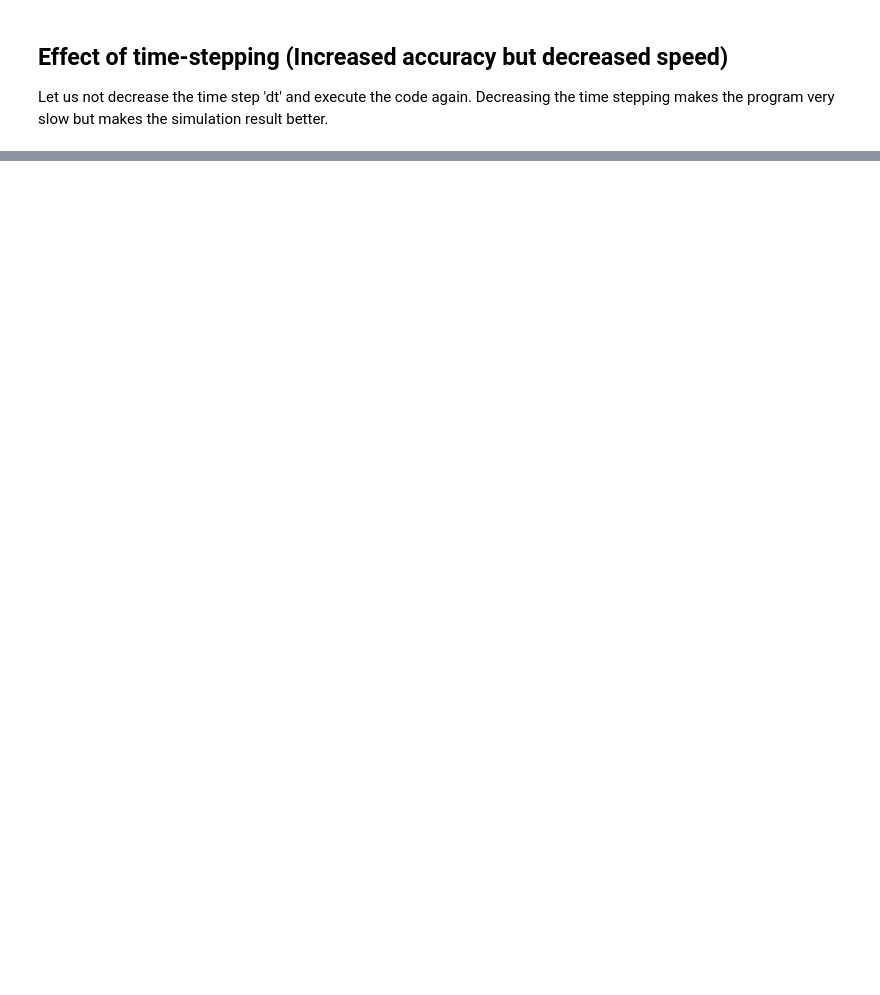
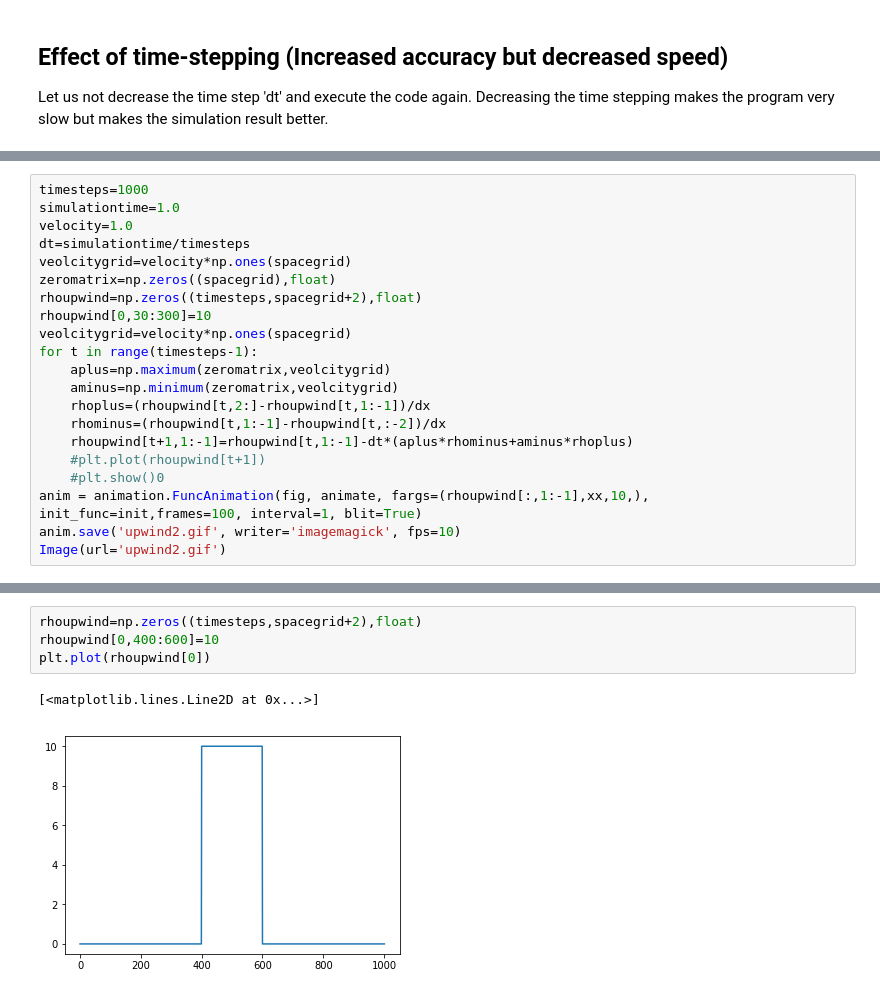
Before and after one commit to gabersyd/PyDBD, a Jupyter notebook: Advection Algorithms.ipynb, the cells around one changed output, grey strips where cells are left out. Cells and saved outputs as stored; diff of their text form; blank space fills up the shorter version.

```diff
--- a/Advection Algorithms.ipynb
+++ b/Advection Algorithms.ipynb
@@ -120,0 +144,21 @@ result discussion
+# %%
+timesteps=1000
+simulationtime=1.0
+velocity=1.0
+dt=simulationtime/timesteps
+veolcitygrid=velocity*np.ones(spacegrid)
+zeromatrix=np.zeros((spacegrid),float)
+rhoupwind=np.zeros((timesteps,spacegrid+2),float)
+rhoupwind[0,30:300]=10
+veolcitygrid=velocity*np.ones(spacegrid)
+for t in range(timesteps-1):
+    aplus=np.maximum(zeromatrix,veolcitygrid)
+    aminus=np.minimum(zeromatrix,veolcitygrid)
+    rhoplus=(rhoupwind[t,2:]-rhoupwind[t,1:-1])/dx
+    rhominus=(rhoupwind[t,1:-1]-rhoupwind[t,:-2])/dx
+    rhoupwind[t+1,1:-1]=rhoupwind[t,1:-1]-dt*(aplus*rhominus+aminus*rhoplus)
+    #plt.plot(rhoupwind[t+1])
+    #plt.show()0
+anim = animation.FuncAnimation(fig, animate, fargs=(rhoupwind[:,1:-1],xx,10,), init_func=init,frames=100, interval=1, blit=True)
+anim.save('upwind2.gif', writer='imagemagick', fps=10)
+Image(url='upwind2.gif')
@@ -120,0 +182,7 @@ result discussion
+# %%
+rhoupwind=np.zeros((timesteps,spacegrid+2),float)
+rhoupwind[0,400:600]=10
+plt.plot(rhoupwind[0])
+# %% [output]
+[<matplotlib.lines.Line2D at 0x...>]
+[figure, added]
```
Also changed, not shown: parts of 26 cells of this notebook, 15 other files.
